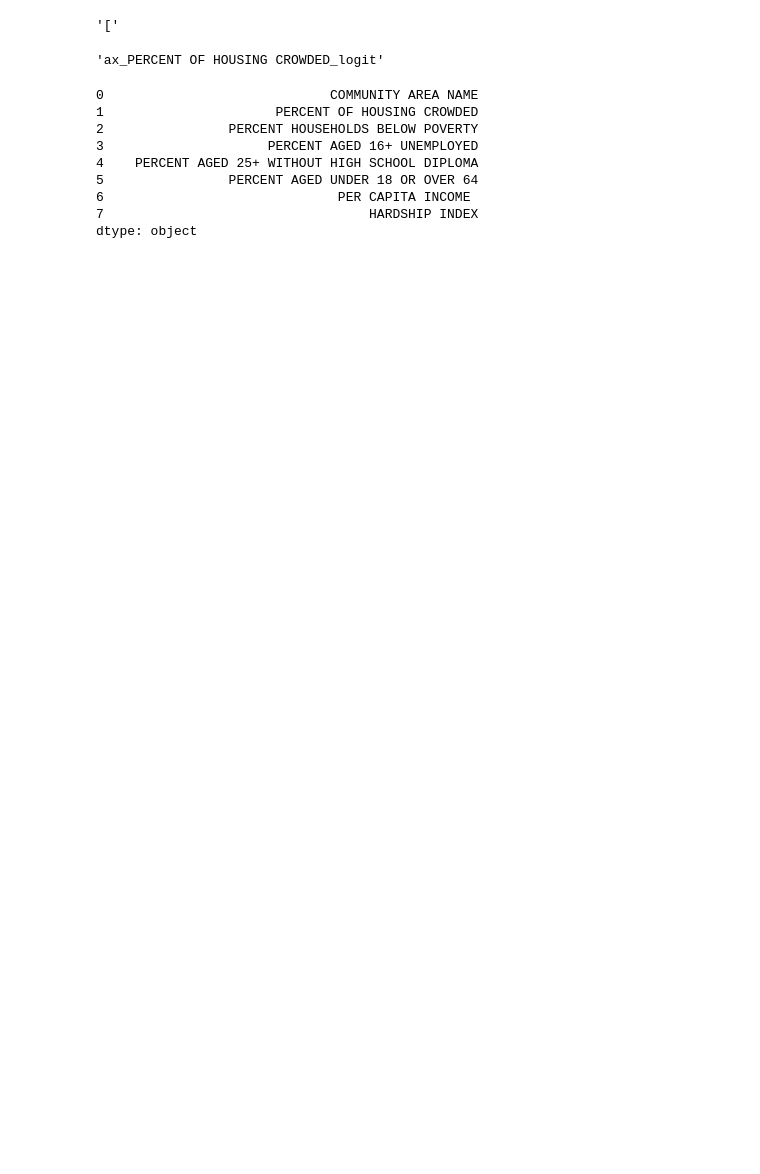
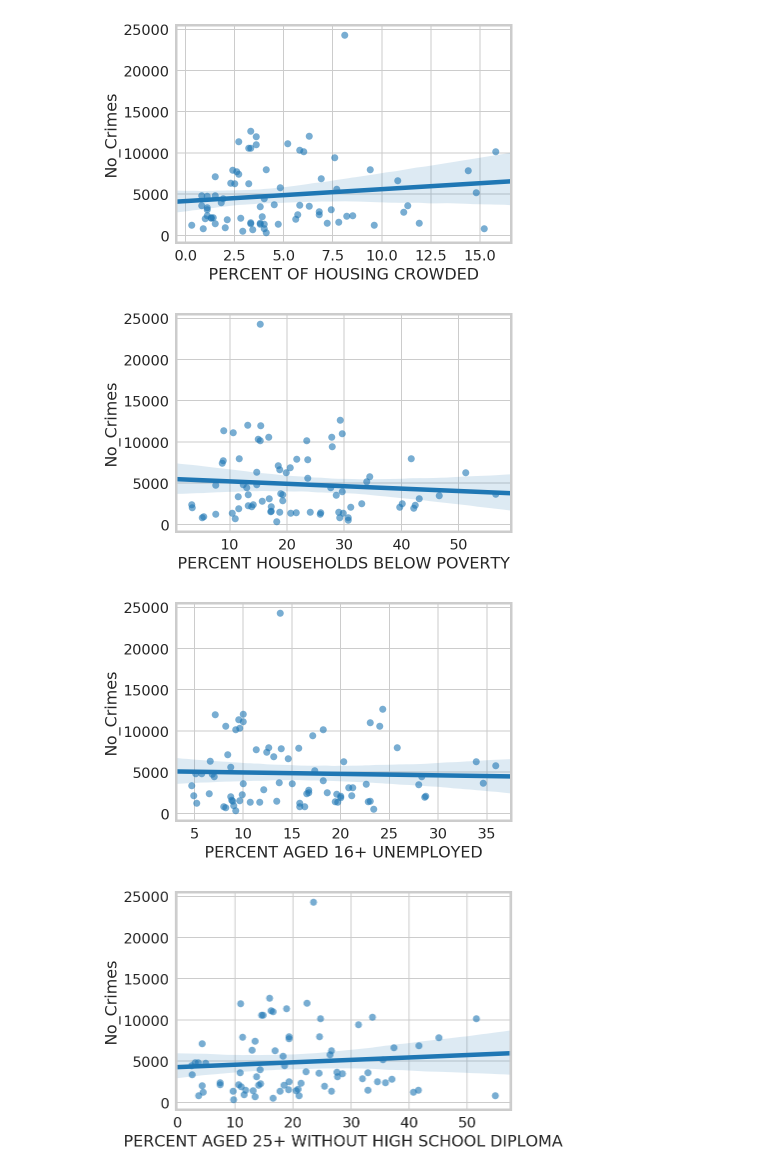
Before and after one commit to bac2qh/ippp_Final_Project, a Jupyter notebook: Crime_Total_Reg_xin.ipynb, the cells around one changed output. Saved outputs shown, nothing was run; the diff lists cells and outputs as text; code cells hidden in the pictures; blank space fills up the shorter version.

```diff
--- a/Crime_Total_Reg_xin.ipynb
+++ b/Crime_Total_Reg_xin.ipynb
@@ -113,32 +68,32 @@ import statsmodels.regression.mixed_linear_model as sm_mlm
 # crime_hardship = mix_total[['HARDSHIP INDEX','Crime_Rate']]
 # crime_hardship.head()
 # %%
-crime_list = ['COMMUNITY AREA NAME',
- 'PERCENT OF HOUSING CROWDED',
+crime_list = ['PERCENT OF HOUSING CROWDED',
  'PERCENT HOUSEHOLDS BELOW POVERTY',
  'PERCENT AGED 16+ UNEMPLOYED',
  'PERCENT AGED 25+ WITHOUT HIGH SCHOOL DIPLOMA',
  'PERCENT AGED UNDER 18 OR OVER 64',
  'PER CAPITA INCOME ',
  'HARDSHIP INDEX']
-# %%
-'{}'.format(crime_list)
-# %% [output]
-'['
-# %%
-'ax_{}_logit'.format(crime_list[1])
-# %% [output]
-'ax_PERCENT OF HOUSING CROWDED_logit'
-# %%
-crime_list_se = pd.Series(crime_list)
-crime_list_se
-# %% [output]
-0                             COMMUNITY AREA NAME
-1                      PERCENT OF HOUSING CROWDED
-2                PERCENT HOUSEHOLDS BELOW POVERTY
-3                     PERCENT AGED 16+ UNEMPLOYED
-4    PERCENT AGED 25+ WITHOUT HIGH SCHOOL DIPLOMA
-5                PERCENT AGED UNDER 18 OR OVER 64
-6                              PER CAPITA INCOME
-7                                  HARDSHIP INDEX
-dtype: object
+# %%
+ax_name_logit = ['output/ax_Crowd_logit', 'output/ax_Poverty_logit',
+                 'output/ax_Unemp_logit', 'output/ax_Edu_logit',
+                 'output/ax_Age_logit', 'output/ax_Income_logit',
+                 'output/ax_Hardship_logit']
+ax_name = ['output/ax_Crowd', 'output/ax_Poverty',
+           'output/ax_Unemp', 'output/ax_Edu',
+           'output/ax_Age', 'output/ax_Income',
+           'output/ax_Hardship']
+# %%
+# orginal plots
+counter = 0
+for entry in crime_list:
+    ax = plt.figure()
+    sns.regplot(x = entry, y = 'No_Crimes', data = mix_total, scatter_kws = {"alpha" : 0.6})
+    ax.savefig('{}.png'.format(ax_name[counter]), bbox_inches='tight', pad_inches=0.2)
+    counter += 1
+# %% [output]
+[figure, added]
+[figure, added]
+[figure, added]
+[figure, added]
```
Also changed, not shown: parts of 31 cells of this notebook, 16 other files.
